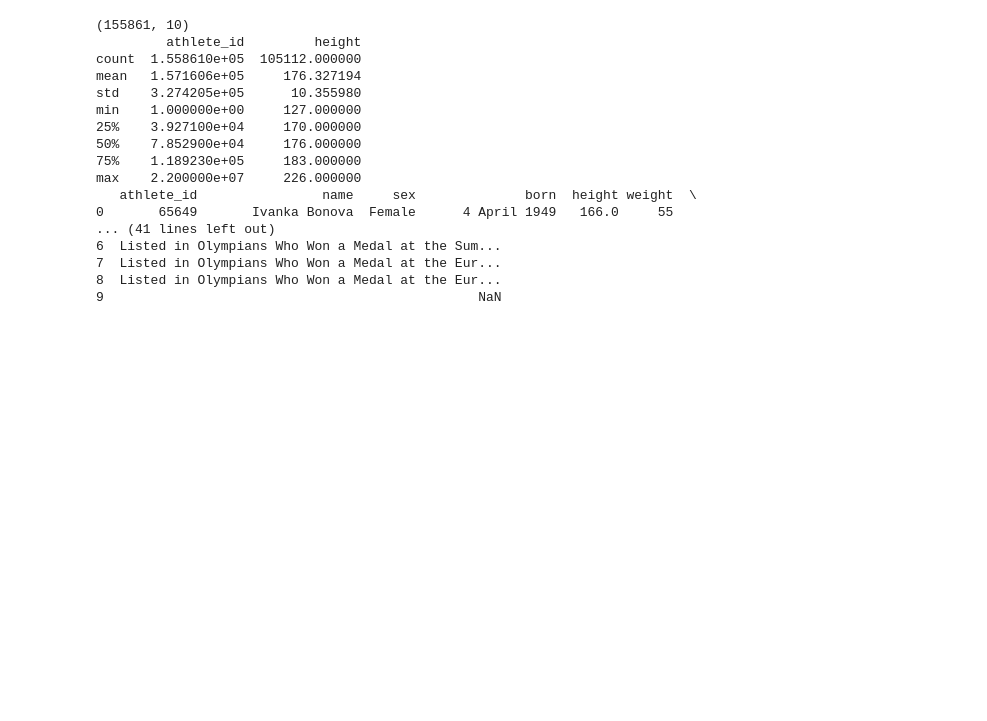
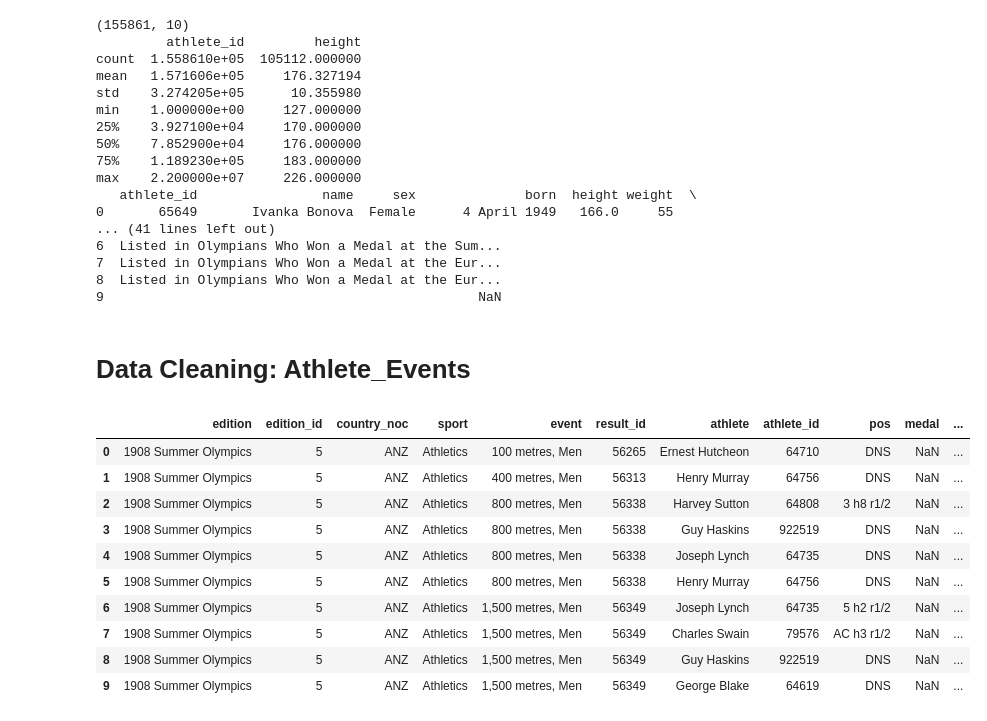
Before and after one commit to Geetansh170/OlympiTrack, a Jupyter notebook: DIC_Project.ipynb, the cells around one changed output. Drawn from its saved outputs; the diff is of its cells as text; code cells hidden in the pictures; blank space fills up the shorter version.

```diff
--- a/DIC_Project.ipynb
+++ b/DIC_Project.ipynb
@@ -17,7 +17,7 @@ Drive already mounted at /drive; to attempt to forcibly remount, call drive.moun
 Olympic_Athlete_Biography.csv      Olympic_Event_Results.csv  Olympic_Medal_Tally_History.csv
 Olympic_Athlete_Event_Details.csv  Olympic_Games_Summary.csv  population_total_long.csv
 # %%
-Athlete_Events = pd.read_csv('Olympic_Athlete_Event_Details.csv')
+Athlete_Events_Details = pd.read_csv('Olympic_Athlete_Event_Details.csv')
 Event_Results = pd.read_csv('Olympic_Event_Results.csv')
 Athlete_Biography = pd.read_csv('Olympic_Athlete_Biography.csv')
 Medal_Tally = pd.read_csv('Olympic_Medal_Tally_History.csv')
@@ -390,3 +390,19 @@ Athlete_Biography['country'] = Athlete_Biography['country'].str.strip().str.lowe
 Athlete_Biography['sex'] = Athlete_Biography['sex'].str.strip().str.lower()
 Athlete_Biography['name'] = Athlete_Biography['name'].str.strip().str.lower()
 Athlete_Biography['born'] = Athlete_Biography['born'].str.strip().str.lower()
+# %% [markdown]
+# Data Cleaning: Athlete_Events
+# %%
+Athlete_Events_Details.head(10)
+# %% [output]
+|  | edition | edition_id | country_noc | sport | event | result_id | athlete | athlete_id | pos | medal | ... |
+| 0 | 1908 Summer Olympics | 5 | ANZ | Athletics | 100 metres, Men | 56265 | Ernest Hutcheon | 64710 | DNS | NaN | ... |
+| 1 | 1908 Summer Olympics | 5 | ANZ | Athletics | 400 metres, Men | 56313 | Henry Murray | 64756 | DNS | NaN | ... |
+| 2 | 1908 Summer Olympics | 5 | ANZ | Athletics | 800 metres, Men | 56338 | Harvey Sutton | 64808 | 3 h8 r1/2 | NaN | ... |
+| 3 | 1908 Summer Olympics | 5 | ANZ | Athletics | 800 metres, Men | 56338 | Guy Haskins | 922519 | DNS | NaN | ... |
+| 4 | 1908 Summer Olympics | 5 | ANZ | Athletics | 800 metres, Men | 56338 | Joseph Lynch | 64735 | DNS | NaN | ... |
+| 5 | 1908 Summer Olympics | 5 | ANZ | Athletics | 800 metres, Men | 56338 | Henry Murray | 64756 | DNS | NaN | ... |
+| 6 | 1908 Summer Olympics | 5 | ANZ | Athletics | 1,500 metres, Men | 56349 | Joseph Lynch | 64735 | 5 h2 r1/2 | NaN | ... |
+| 7 | 1908 Summer Olympics | 5 | ANZ | Athletics | 1,500 metres, Men | 56349 | Charles Swain | 79576 | AC h3 r1/2 | NaN | ... |
+| 8 | 1908 Summer Olympics | 5 | ANZ | Athletics | 1,500 metres, Men | 56349 | Guy Haskins | 922519 | DNS | NaN | ... |
+| 9 | 1908 Summer Olympics | 5 | ANZ | Athletics | 1,500 metres, Men | 56349 | George Blake | 64619 | DNS | NaN | ... |
```
Also changed, not shown: parts of 11 cells of this notebook.
